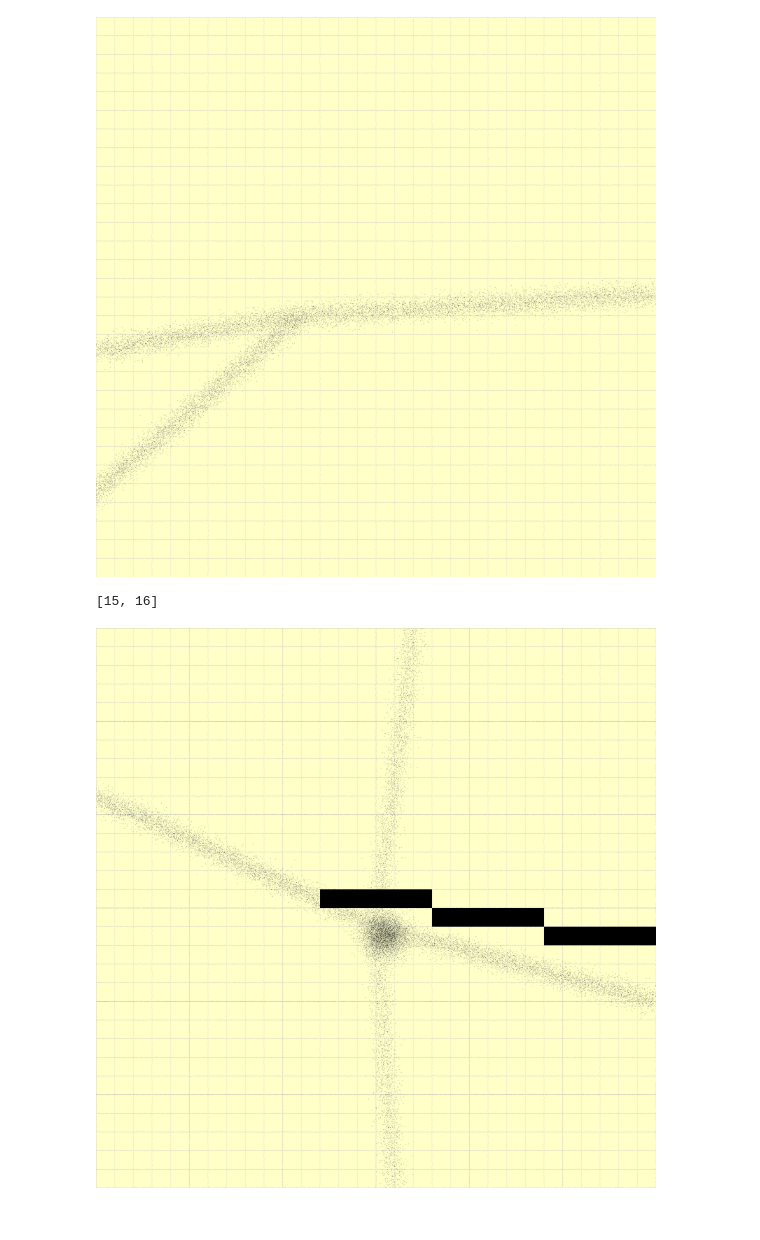
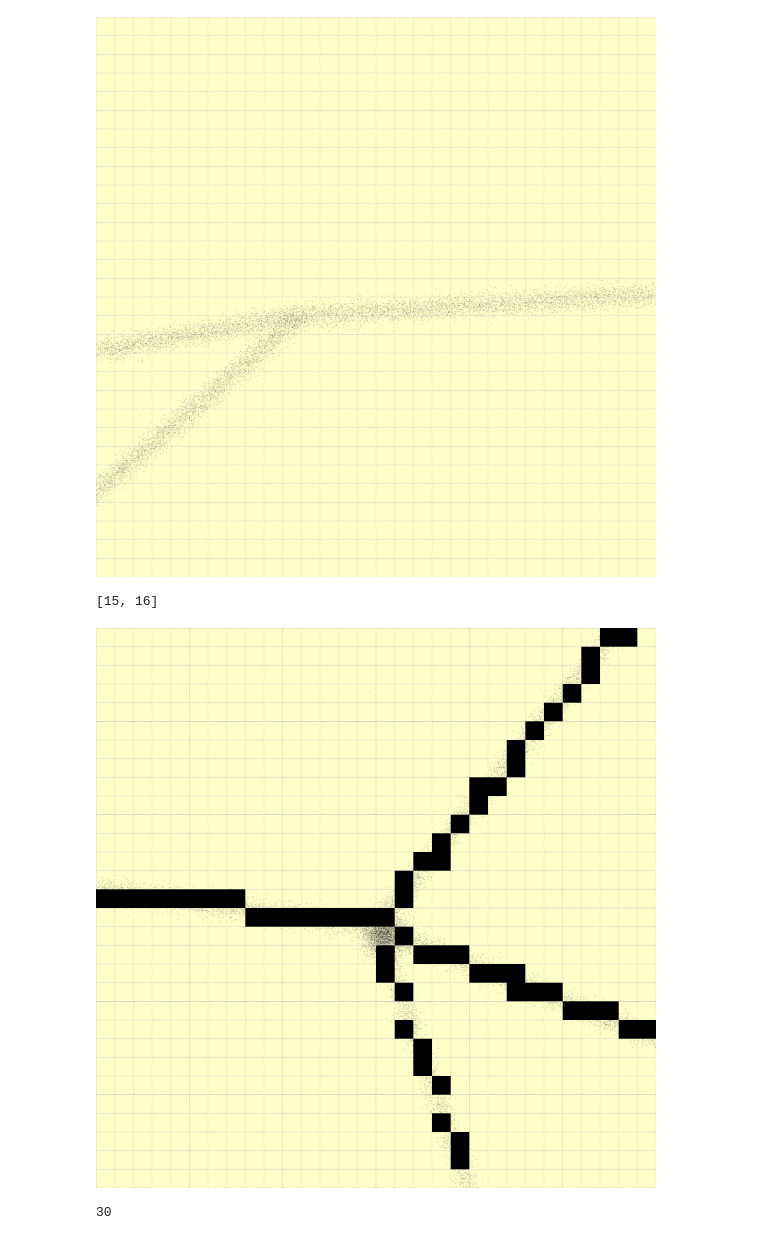
Before and after one commit to WRohde/dndTools, a Jupyter notebook: notebooks/townGen.ipynb, the cells around one changed output. Cells and saved outputs as stored; diff of their text form; code cells hidden in the pictures.

```diff
--- a/notebooks/townGen.ipynb
+++ b/notebooks/townGen.ipynb
@@ -118,7 +118,8 @@ def generateTileRoads(townCentre,width_tiles,height_tiles,grid_square,roadDirect
     coordlist = []
     jitterCoords = []
     for roadDirection in roadDirections:
-        edge = rd.randint(0,3)
+        #assign starting coordinate of road as normally distributed position on appropriate edge
+        #left for W, top for N, right for E, down for S
         if(roadDirection == 'N'):
             startCoord = [rd.normal(loc=townCentre[0],scale=width_tiles/3),0]
         elif(roadDirection == 'E'):
@@ -128,6 +129,7 @@ def generateTileRoads(townCentre,width_tiles,height_tiles,grid_square,roadDirect
         elif(roadDirection == 'W'):
             startCoord = [0,rd.normal(loc=townCentre[1],scale=height_tiles/3)]
 
+        #convert float coord to int as used to index image
         startCoord[0] = int(startCoord[0])
         startCoord[1] = int(startCoord[1])
 
@@ -143,20 +145,18 @@ def generateTileRoads(townCentre,width_tiles,height_tiles,grid_square,roadDirect
         try: m = y_length/x_length #gradient
         except: m=None
 
-        coords = []
         mean_length= int((abs(x_length)+abs(y_length)/2))
 
         if(m==None):
             for y in np.linspace(startCoord[1],endCoord[1],num=mean_length):
                 x = startCoord[0]
-                coords.append([int(x),int(y)])
+                coordlist.append([int(x),int(y)])
         else:
             for x in np.linspace(startCoord[0],endCoord[0],num=mean_length):
                 y = m*x-m*startCoord[0]+startCoord[1] #equation of line
-                coords.append([int(x),int(y)])
-        coordlist.append(coords)
+                coordlist.append([int(x),int(y)])
 
-    return coords,jitterCoords
+    return coordlist,jitterCoords
 # %%
 def drawTile(img,tileIndex,grid_square,color,spread=0):
     pixelStartX = tileIndex[0]*grid_square
@@ -191,28 +201,29 @@ def renderTileMap(tilemap,img,height_tiles,width_tiles,grid_square):
 # %%
 img = Image.new('RGB', (width_tiles*grid_square, height_tiles*grid_square), color = bg_colour)
 rd.seed(4)
 townCentre = [int(rd.normal(loc=width_tiles/2,scale=width_tiles/8)), \
              int(rd.normal(loc=height_tiles/2,scale=height_tiles/8))]
 
 tilemap=np.zeros((width_tiles,height_tiles))
 tilemap[townCentre[0],townCentre[1]]=10 #using 10 to mark towncentre
 
 drawGrid(width_tiles,height_tiles,grid_square)
 drawGrid(width_tiles,height_tiles,grid_square*5,color=(180,180,180)) #major grid
 
-tilemapCoords,roadJitter = generateTileRoads(townCentre,width_tiles,height_tiles,\
+tilemapRoads,roadJitter = generateTileRoads(townCentre,width_tiles,height_tiles,\
                                              grid_square,roadDirections=['E','W','N','S'])
 
+#assign roads to all tilemap coords.
 for coord in tilemapRoads:
     if (coord[0]==tilemap.shape[0] or coord[1]==tilemap.shape[1]): continue
 
     if(tilemap[coord[0],coord[1]] == 0):
         tilemap[coord[0],coord[1]] = 2 #using 2 to mark road
 
 renderTileMap(tilemap,img,height_tiles,width_tiles,grid_square)
 drawCoords(roadJitter,img)
 print(townCentre)
 img
 # %% [output]
 [15, 16]
-[figure, old version]
+[figure, new version]
@@ -218,0 +243,4 @@ img
+# %%
+tilemap.shape[0]
+# %% [output]
+30
```
Also changed, not shown: parts of 6 cells of this notebook.
